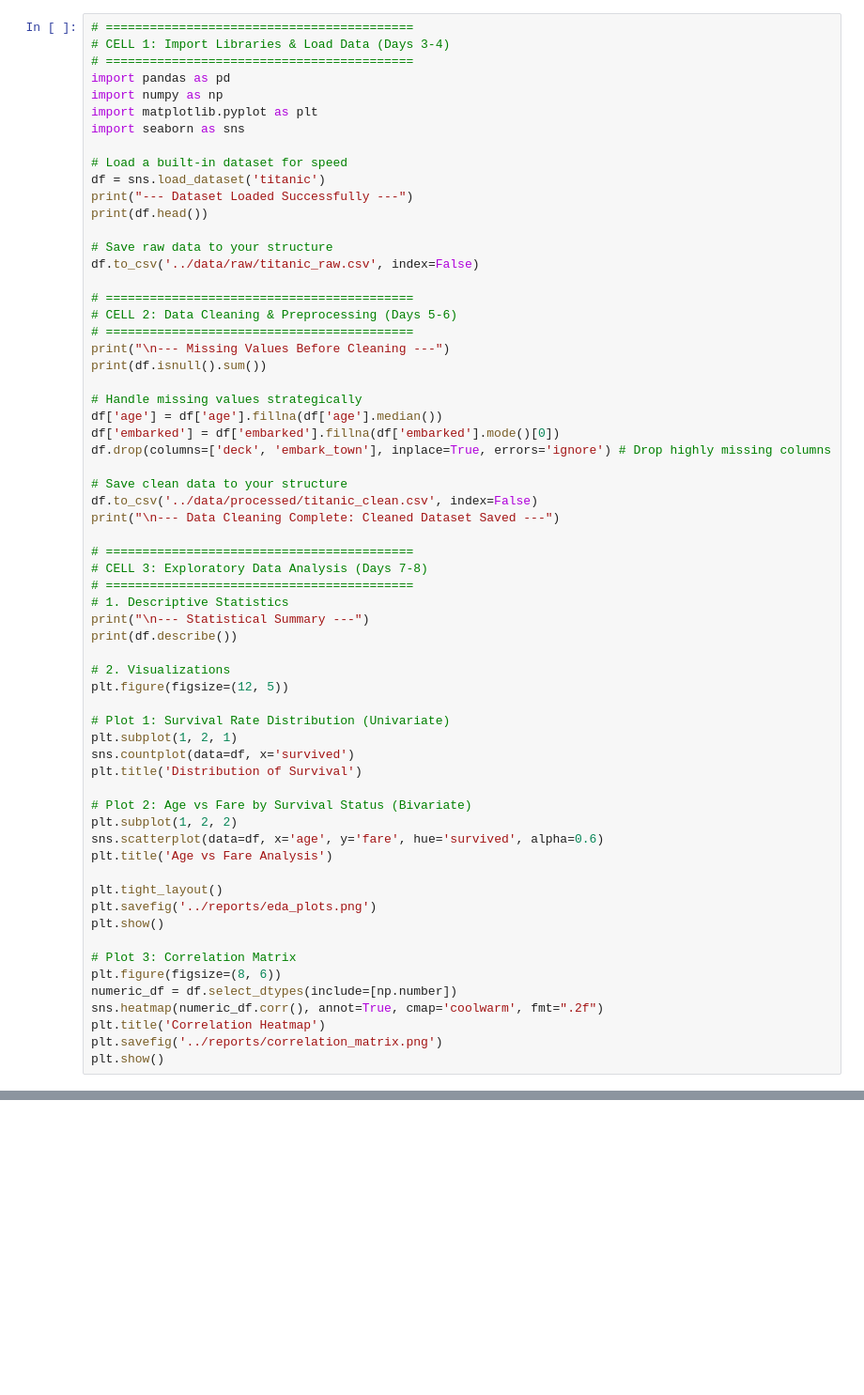
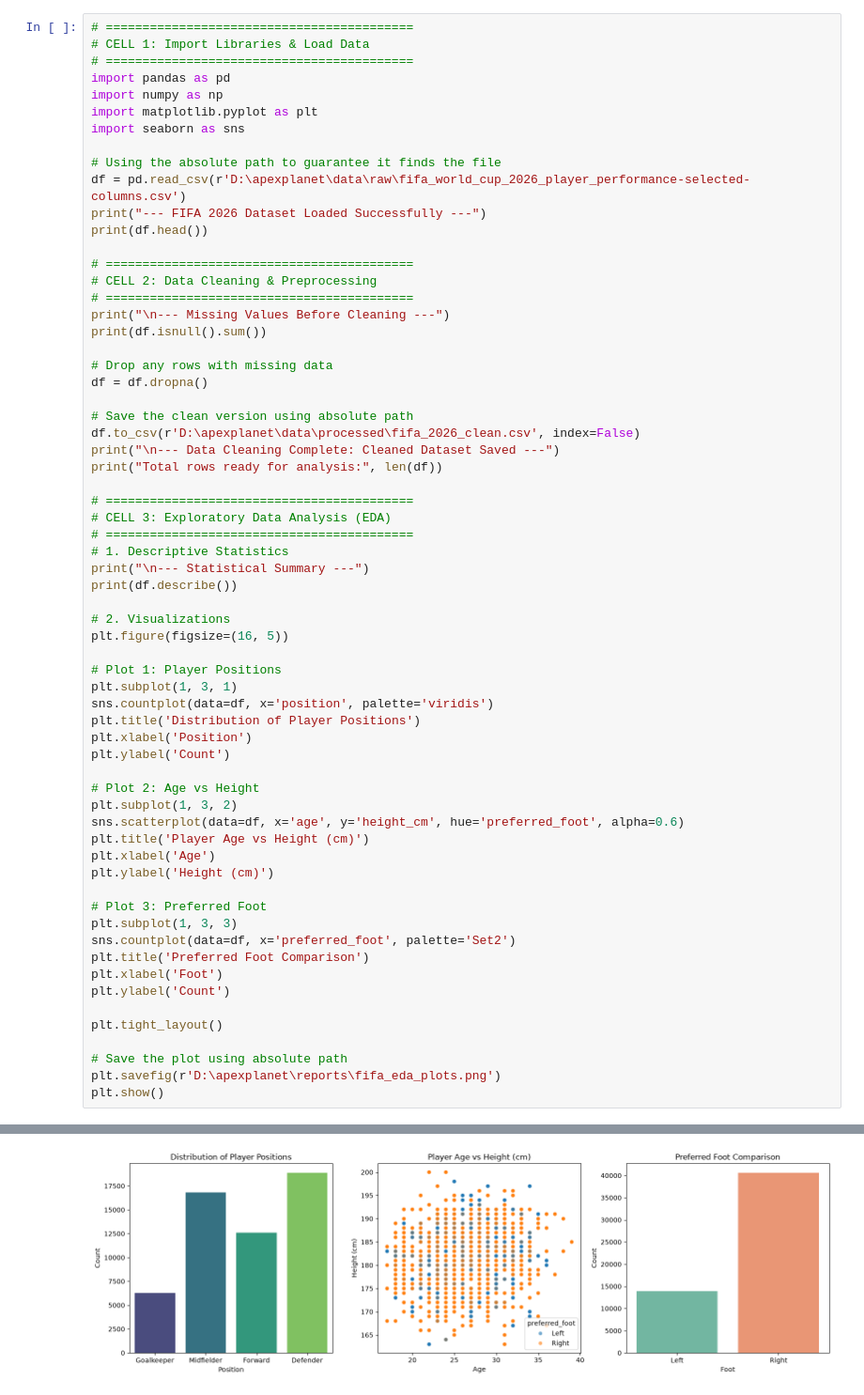
Before and after one commit to siddarthakumar001-rocky/apexplanet-data-analytics, a Jupyter notebook: notebooks/01_exploratory_data_analysis.ipynb, the cells around one changed output, grey strips where cells are left out. Shown at 94% size. Drawn from its saved outputs; the diff is of its cells as text; blank space fills up the shorter version.

```diff
--- a/notebooks/01_exploratory_data_analysis.ipynb
+++ b/notebooks/01_exploratory_data_analysis.ipynb
@@ -1,64 +1,65 @@
 # %%
 # ==========================================
-# CELL 1: Import Libraries & Load Data (Days 3-4)
+# CELL 1: Import Libraries & Load Data
 # ==========================================
 import pandas as pd
 import numpy as np
 import matplotlib.pyplot as plt
 import seaborn as sns
 
-# Load a built-in dataset for speed
-df = sns.load_dataset('titanic')
-print("--- Dataset Loaded Successfully ---")
+# Using the absolute path to guarantee it finds the file
+df = pd.read_csv(r'D:\apexplanet\data\raw\fifa_world_cup_2026_player_performance-selected-columns.csv')
+print("--- FIFA 2026 Dataset Loaded Successfully ---")
 print(df.head())
 
-# Save raw data to your structure
-df.to_csv('../data/raw/titanic_raw.csv', index=False)
-
 # ==========================================
-# CELL 2: Data Cleaning & Preprocessing (Days 5-6)
+# CELL 2: Data Cleaning & Preprocessing
 # ==========================================
 print("\n--- Missing Values Before Cleaning ---")
 print(df.isnull().sum())
 
-# Handle missing values strategically
-df['age'] = df['age'].fillna(df['age'].median())
-df['embarked'] = df['embarked'].fillna(df['embarked'].mode()[0])
-df.drop(columns=['deck', 'embark_town'], inplace=True, errors='ignore') # Drop highly missing columns
+# Drop any rows with missing data
+df = df.dropna()
 
-# Save clean data to your structure
-df.to_csv('../data/processed/titanic_clean.csv', index=False)
+# Save the clean version using absolute path
+df.to_csv(r'D:\apexplanet\data\processed\fifa_2026_clean.csv', index=False)
 print("\n--- Data Cleaning Complete: Cleaned Dataset Saved ---")
+print("Total rows ready for analysis:", len(df))
 
 # ==========================================
-# CELL 3: Exploratory Data Analysis (Days 7-8)
+# CELL 3: Exploratory Data Analysis (EDA)
 # ==========================================
 # 1. Descriptive Statistics
 print("\n--- Statistical Summary ---")
 print(df.describe())
 
 # 2. Visualizations
-plt.figure(figsize=(12, 5))
+plt.figure(figsize=(16, 5))
 
-# Plot 1: Survival Rate Distribution (Univariate)
-plt.subplot(1, 2, 1)
-sns.countplot(data=df, x='survived')
-plt.title('Distribution of Survival')
+# Plot 1: Player Positions
+plt.subplot(1, 3, 1)
+sns.countplot(data=df, x='position', palette='viridis')
+plt.title('Distribution of Player Positions')
+plt.xlabel('Position')
+plt.ylabel('Count')
 
-# Plot 2: Age vs Fare by Survival Status (Bivariate)
-plt.subplot(1, 2, 2)
-sns.scatterplot(data=df, x='age', y='fare', hue='survived', alpha=0.6)
-plt.title('Age vs Fare Analysis')
+# Plot 2: Age vs Height
+plt.subplot(1, 3, 2)
+sns.scatterplot(data=df, x='age', y='height_cm', hue='preferred_foot', alpha=0.6)
+plt.title('Player Age vs Height (cm)')
+plt.xlabel('Age')
+plt.ylabel('Height (cm)')
+
+# Plot 3: Preferred Foot
+plt.subplot(1, 3, 3)
+sns.countplot(data=df, x='preferred_foot', palette='Set2')
+plt.title('Preferred Foot Comparison')
+plt.xlabel('Foot')
+plt.ylabel('Count')
 
 plt.tight_layout()
-plt.savefig('../reports/eda_plots.png')
+
+# Save the plot using absolute path
+plt.savefig(r'D:\apexplanet\reports\fifa_eda_plots.png')
 plt.show()
-
-# Plot 3: Correlation Matrix
-plt.figure(figsize=(8, 6))
-numeric_df = df.select_dtypes(include=[np.number])
-sns.heatmap(numeric_df.corr(), annot=True, cmap='coolwarm', fmt=".2f")
-plt.title('Correlation Heatmap')
-plt.savefig('../reports/correlation_matrix.png')
-plt.show()
 # %% [output]
@@ -79,0 +90 @@ OSError: Cannot save file into a non-existent directory: '..\data\raw'
+[figure, added]
```
Also changed, not shown: parts of 1 cell of this notebook, 5 other files.
